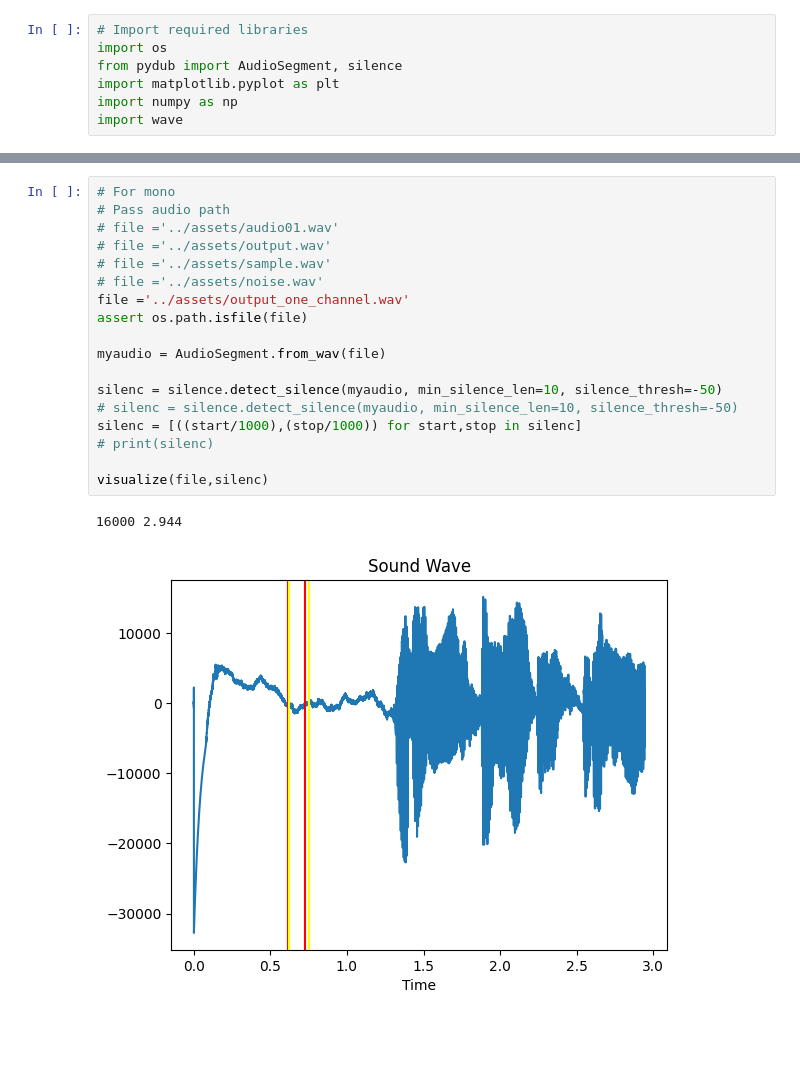
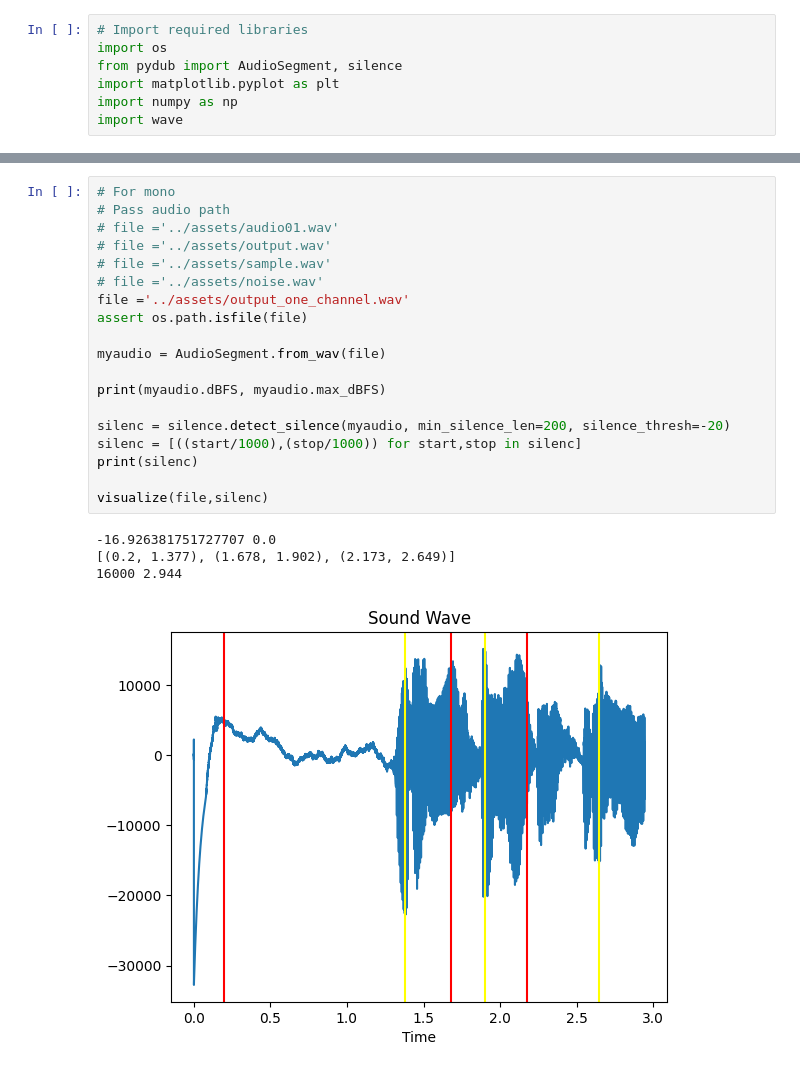
Before and after one commit to atsss/silence_remover, a Jupyter notebook: notebooks/pydub.ipynb, the cells around one changed output, grey strips where cells are left out. Saved outputs shown, nothing was run; the diff lists cells and outputs as text; blank space fills up the shorter version.

Commit message:
Create snippet to see silence in dBFS

```diff
--- a/notebooks/pydub.ipynb
+++ b/notebooks/pydub.ipynb
@@ -30,21 +29,24 @@ def visualize(path: str,sil=None):
 # %%
 # For mono
 # Pass audio path
 # file ='../assets/audio01.wav'
 # file ='../assets/output.wav'
 # file ='../assets/sample.wav'
 # file ='../assets/noise.wav'
 file ='../assets/output_one_channel.wav'
 assert os.path.isfile(file)
 
 myaudio = AudioSegment.from_wav(file)
 
-silenc = silence.detect_silence(myaudio, min_silence_len=10, silence_thresh=-50)
-# silenc = silence.detect_silence(myaudio, min_silence_len=10, silence_thresh=-50)
+print(myaudio.dBFS, myaudio.max_dBFS)
+
+silenc = silence.detect_silence(myaudio, min_silence_len=200, silence_thresh=-20)
 silenc = [((start/1000),(stop/1000)) for start,stop in silenc]
-# print(silenc)
+print(silenc)
 
 visualize(file,silenc)
 # %% [output]
+-16.926381751727707 0.0
+[(0.2, 1.377), (1.678, 1.902), (2.173, 2.649)]
 16000 2.944
-[figure, old version]
+[figure, new version]
```
Also changed, not shown: parts of 5 cells of this notebook.
